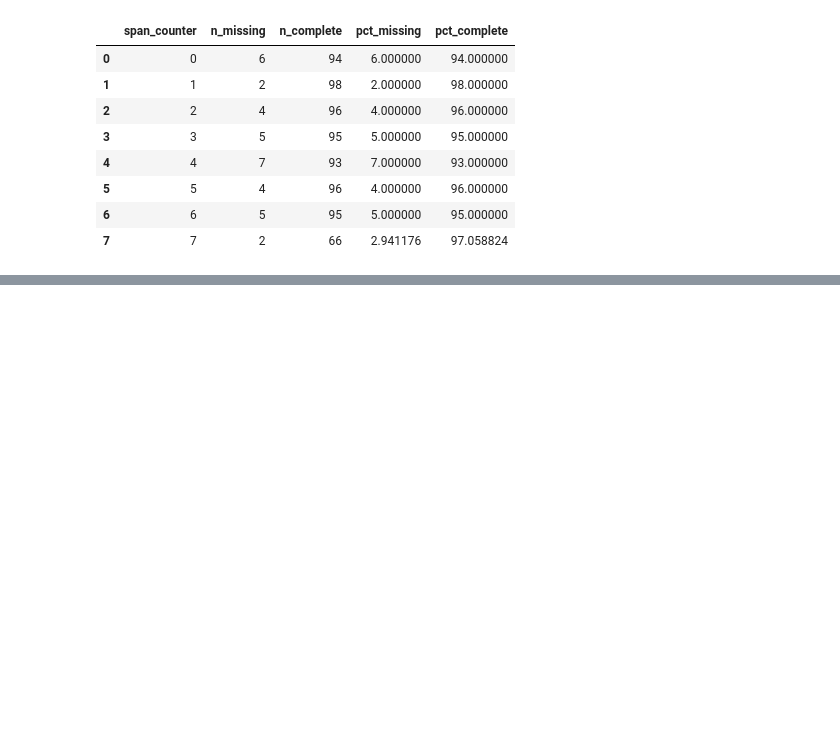
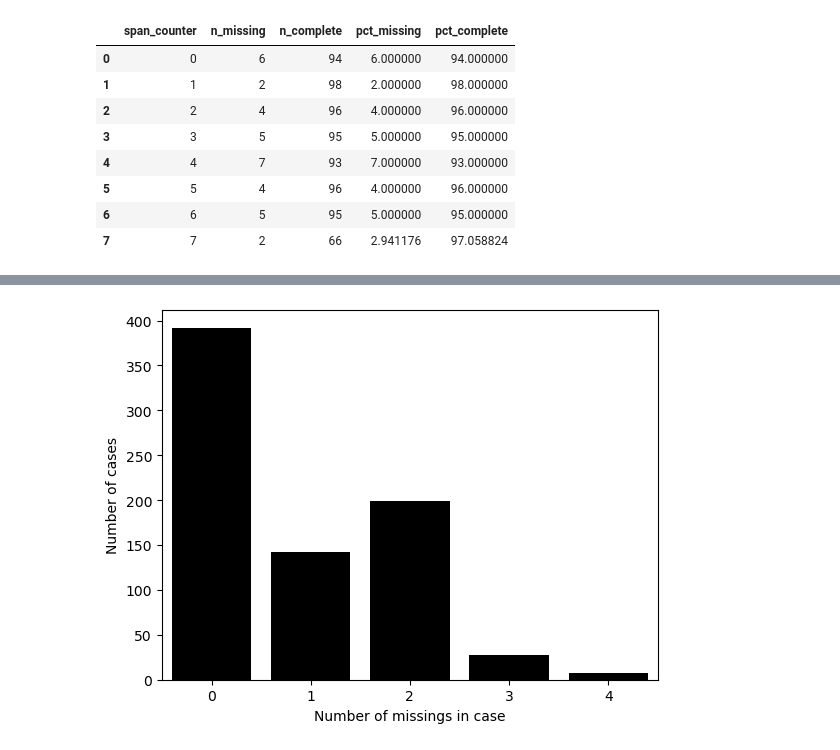
Before and after one commit to fenilenvinileno97/missing-values, a Jupyter notebook: notebooks/missing-library.ipynb, the cells around one changed output, grey strips where cells are left out. Drawn from its saved outputs; the diff is of its cells as text; code cells hidden in the pictures; blank space fills up the shorter version.

```diff
--- a/notebooks/missing-library.ipynb
+++ b/notebooks/missing-library.ipynb
@@ -248,0 +271,4 @@ df.missing.missing_variable_span(variable='blood_pressure', span_every=100)
+# %%
+df.missing.missing_case_plot()
+# %% [output]
+[figure, added]
```
Also changed, not shown: parts of 6 cells of this notebook, 1 other file.
